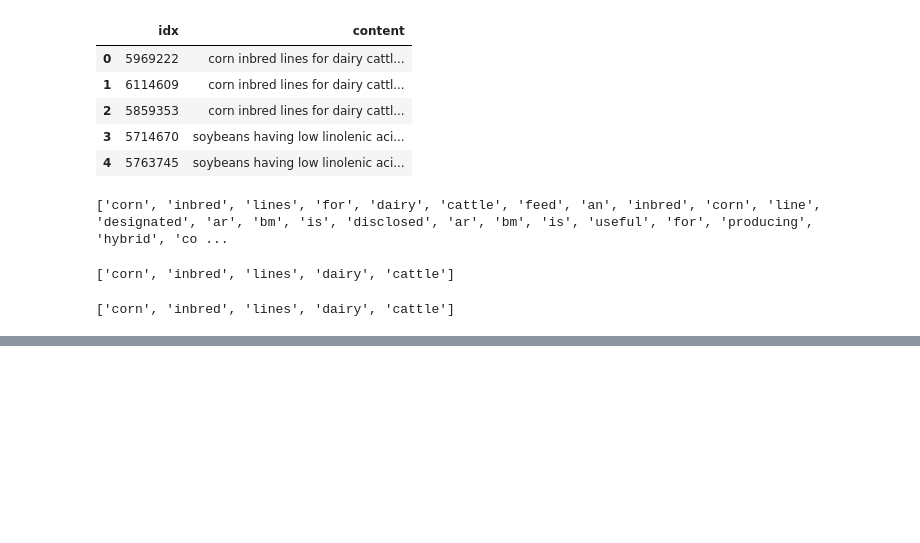
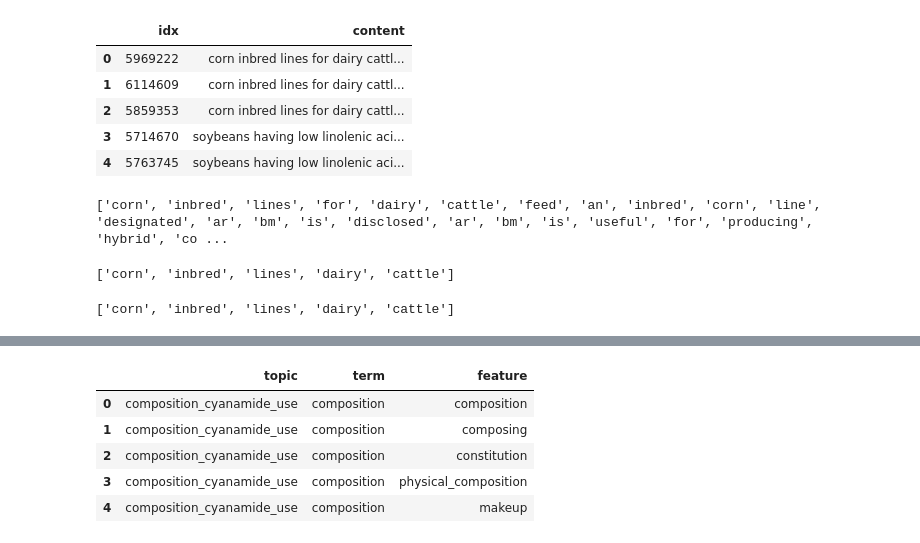
Before and after one commit to henriquevieira/mba_project, a Jupyter notebook: aplicacao/2_construcao_dicionario.ipynb, the cells around one changed output, grey strips where cells are left out. Saved outputs shown, nothing was run; the diff lists cells and outputs as text; code cells hidden in the pictures; blank space fills up the shorter version.

```diff
--- a/aplicacao/2_construcao_dicionario.ipynb
+++ b/aplicacao/2_construcao_dicionario.ipynb
@@ -391,0 +434,11 @@ NameError: name 'df_topic_sents_keywords' is not defined
+# %%
+dictionary_initial = []
+for i in range(20):
+    terms  = []
+    values = []
+    for term, value in optimal_model.show_topic(i):
+        terms.append(term)
+        values.append(value)
+
+    dictionary_initial_tmp = [ ['_'.join(terms[:3]), term] for term in terms]
+    dictionary_initial = dictionary_initial + dictionary_initial_tmp
@@ -391,0 +465,3 @@ NameError: name 'df_topic_sents_keywords' is not defined
+# %%
+df_dictionary = pd.DataFrame(dictionary_initial, columns=['topic', 'term'])
+df_dictionary.head()
@@ -391,0 +475,4 @@ NameError: name 'df_topic_sents_keywords' is not defined
+# %%
+print(df_dictionary.shape)
+df_dictionary = df_dictionary.drop_duplicates()
+print(df_dictionary.shape)
@@ -391,0 +501,17 @@ NameError: name 'df_topic_sents_keywords' is not defined
+# %%
+synonyms = []
+
+for term in df_dictionary['term'].tolist():
+
+    try:
+        synsets = wordnet.synsets(term)[:3]
+    except Exception as e:
+        print(e)
+
+    for synset in synsets:
+        for lemma in synset.lemmas():
+            synonyms.append([term, lemma.name()])
+
+df_synonyms = pd.DataFrame(synonyms, columns=['term', 'feature'])
+df_synonyms = df_synonyms.drop_duplicates()
+df_synonyms.head()
@@ -391,0 +525,10 @@ NameError: name 'df_topic_sents_keywords' is not defined
+# %%
+dictionary = pd.merge(df_dictionary, df_synonyms, on = 'term', how = 'inner')
+dictionary.head()
+# %% [output]
+|  | topic | term | feature |
+| 0 | composition_cyanamide_use | composition | composition |
+| 1 | composition_cyanamide_use | composition | composing |
+| 2 | composition_cyanamide_use | composition | constitution |
+| 3 | composition_cyanamide_use | composition | physical_composition |
+| 4 | composition_cyanamide_use | composition | makeup |
```
Also changed, not shown: parts of 28 cells of this notebook, 3 other files.
